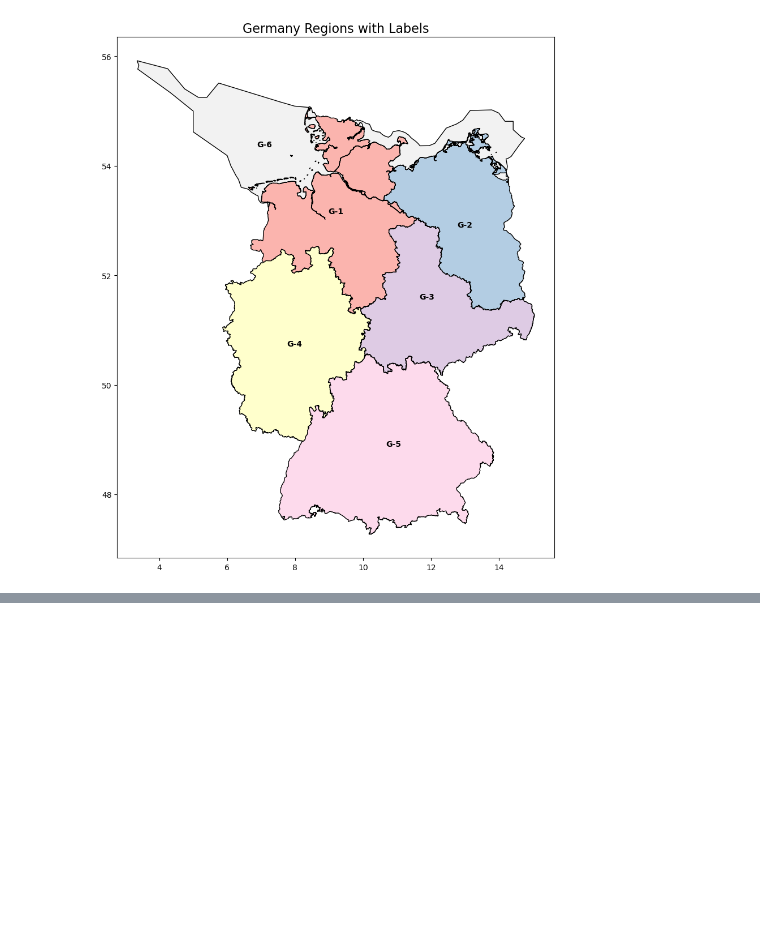
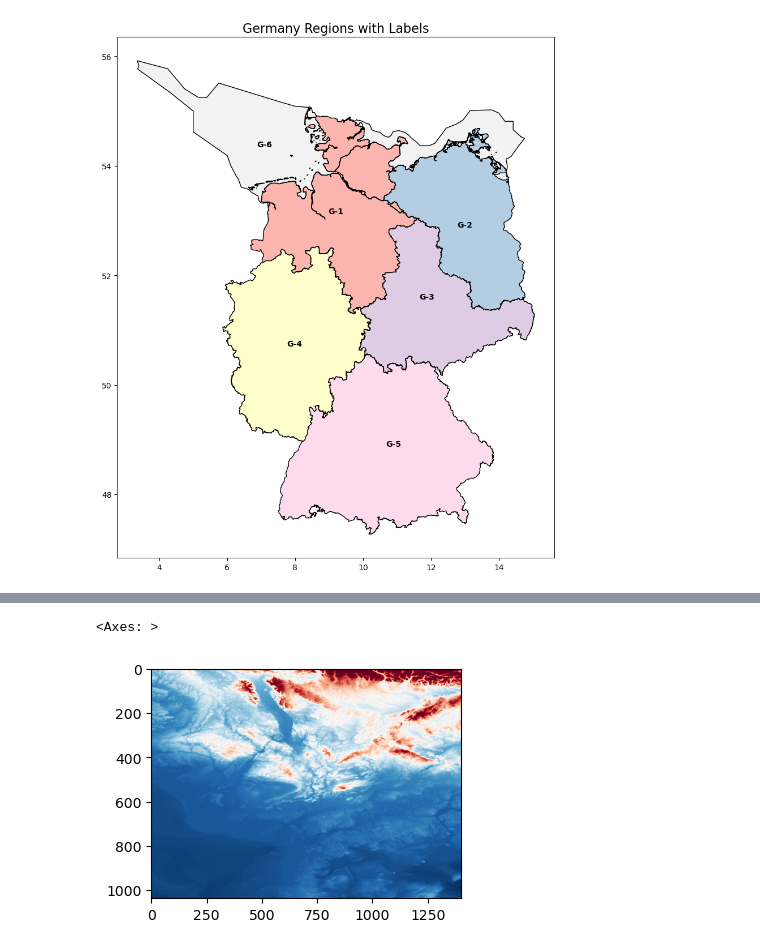
Before and after one commit to shaheryar-waris/DSEM_GROUP-G, a Jupyter notebook: Group-G Assignment_shery.ipynb, the cells around one changed output, grey strips where cells are left out. Drawn from its saved outputs; the diff is of its cells as text; code cells hidden in the pictures; blank space fills up the shorter version.

```diff
--- a/Group-G Assignment_shery.ipynb
+++ b/Group-G Assignment_shery.ipynb
@@ -218,0 +265,10 @@ plt.show()
+# %%
+fig, ax = plt.subplots(figsize=(4, 8))
+
+germany_shape.plot(ax=ax, color="none")
+
+
+show(elevation, transform=gebco.transform, cmap="RdBu_r", ax=ax)
+# %% [output]
+<Axes: >
+[figure, added]
```
Also changed, not shown: parts of 15 cells of this notebook.
